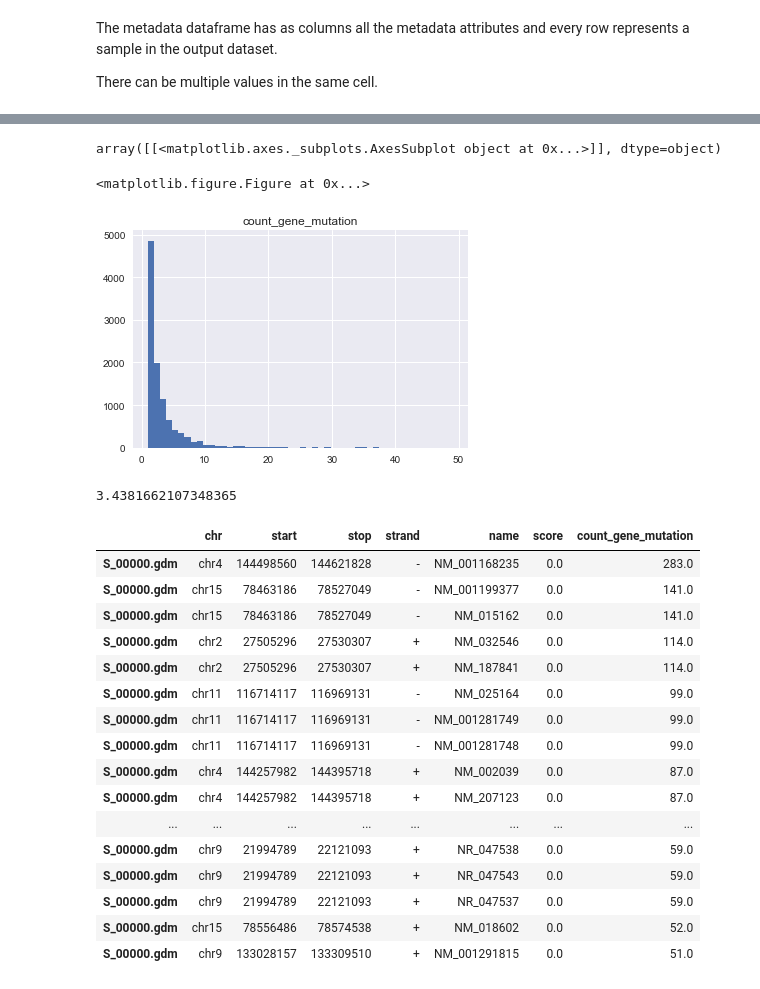
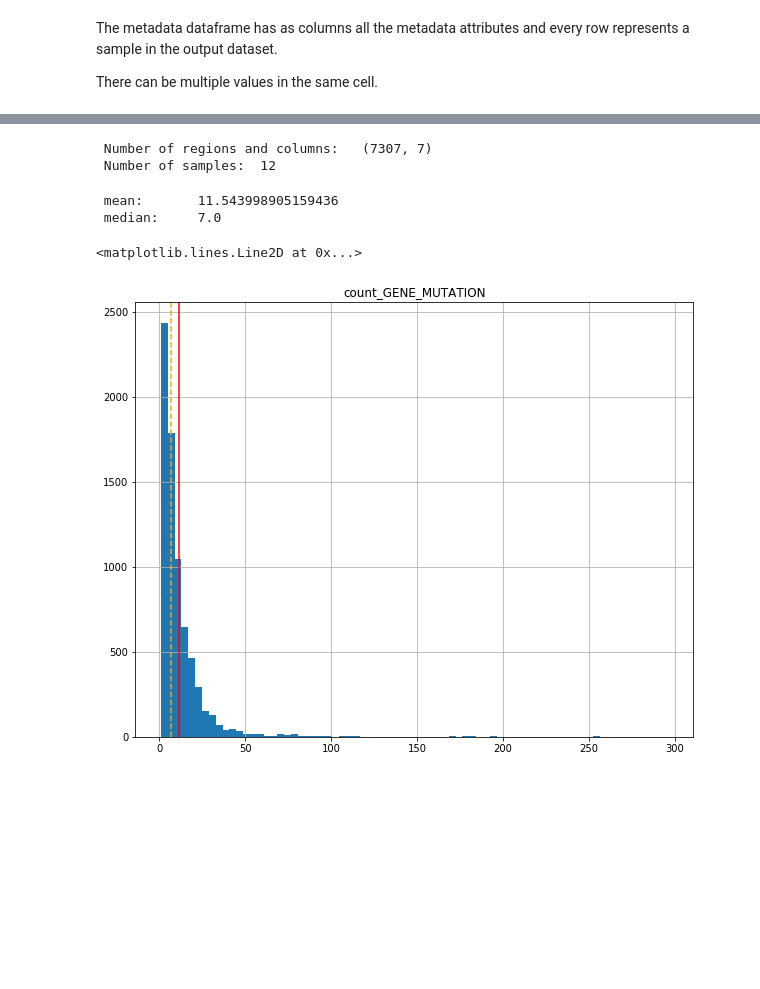
Before and after one commit to DEIB-GECO/PyGMQL, a Jupyter notebook: examples/PyGMQL_Example.ipynb, the cells around one changed output, grey strips where cells are left out. Saved outputs shown, nothing was run; the diff lists cells and outputs as text; code cells hidden in the pictures; blank space fills up the shorter version.

```diff
--- a/examples/PyGMQL_Example.ipynb
+++ b/examples/PyGMQL_Example.ipynb
@@ -246,31 +269,22 @@ result_genes.regs.head()
-# %%
-plt.figure(figsize=(25, 20))
-result_genes.regs[result_genes.regs.count_gene_mutation <=50].hist("count_gene_mutation", bins=50)
-# %% [output]
-array([[<matplotlib.axes._subplots.AxesSubplot object at 0x...>]], dtype=object)
-<matplotlib.figure.Figure at 0x...>
-[figure, removed]
-# %%
-result_genes.regs['count_gene_mutation'].mean()
-# %% [output]
-3.4381662107348365
-# %%
-result_genes.regs[result_genes.regs.count_gene_mutation > 50].sort_values("count_gene_mutation", ascending=False)
-# %% [output]
-|  | chr | start | stop | strand | name | score | count_gene_mutation |
-| S_00000.gdm | chr4 | 144498560 | 144621828 | - | NM_001168235 | 0.0 | 283.0 |
-| S_00000.gdm | chr15 | 78463186 | 78527049 | - | NM_001199377 | 0.0 | 141.0 |
-| S_00000.gdm | chr15 | 78463186 | 78527049 | - | NM_015162 | 0.0 | 141.0 |
-| S_00000.gdm | chr2 | 27505296 | 27530307 | + | NM_032546 | 0.0 | 114.0 |
-| S_00000.gdm | chr2 | 27505296 | 27530307 | + | NM_187841 | 0.0 | 114.0 |
-| S_00000.gdm | chr11 | 116714117 | 116969131 | - | NM_025164 | 0.0 | 99.0 |
-| S_00000.gdm | chr11 | 116714117 | 116969131 | - | NM_001281749 | 0.0 | 99.0 |
-| S_00000.gdm | chr11 | 116714117 | 116969131 | - | NM_001281748 | 0.0 | 99.0 |
-| S_00000.gdm | chr4 | 144257982 | 144395718 | + | NM_002039 | 0.0 | 87.0 |
-| S_00000.gdm | chr4 | 144257982 | 144395718 | + | NM_207123 | 0.0 | 87.0 |
-| ... | ... | ... | ... | ... | ... | ... | ... |
-| S_00000.gdm | chr9 | 21994789 | 22121093 | + | NR_047538 | 0.0 | 59.0 |
-| S_00000.gdm | chr9 | 21994789 | 22121093 | + | NR_047543 | 0.0 | 59.0 |
-| S_00000.gdm | chr9 | 21994789 | 22121093 | + | NR_047537 | 0.0 | 59.0 |
-| S_00000.gdm | chr15 | 78556486 | 78574538 | + | NM_018602 | 0.0 | 52.0 |
-| S_00000.gdm | chr9 | 133028157 | 133309510 | + | NM_001291815 | 0.0 | 51.0 |
+# %%
+print('\x1b[1;34m', 'Number of regions and columns: ', '\x1b[0m', result_genes.regs.shape)
+print('\x1b[1;34m', 'Number of samples:', '\x1b[0m', len(set(result_genes.regs.index)))
+# %% [output]
+ Number of regions and columns:   (7307, 7)
+ Number of samples:  12
+# %%
+mean = result_genes.regs['count_GENE_MUTATION'].mean()
+print('\x1b[1;34m', 'mean:     ', '\x1b[0m', mean)
+median = result_genes.regs['count_GENE_MUTATION'].median()
+print('\x1b[1;34m', 'median:   ', '\x1b[0m', median)
+# %% [output]
+ mean:       11.543998905159436
+ median:     7.0
+# %%
+# draw all
+result_genes.regs.hist("count_GENE_MUTATION", bins=int(result_genes.regs['count_GENE_MUTATION'].max()/4),figsize=(10,8))
+plt.axvline(x=mean, color='red', linestyle='-')
+plt.axvline(x=median, color='orange', linestyle='--')
+# %% [output]
+<matplotlib.lines.Line2D at 0x...>
+[figure, added]
```
Also changed, not shown: parts of 48 cells of this notebook.
